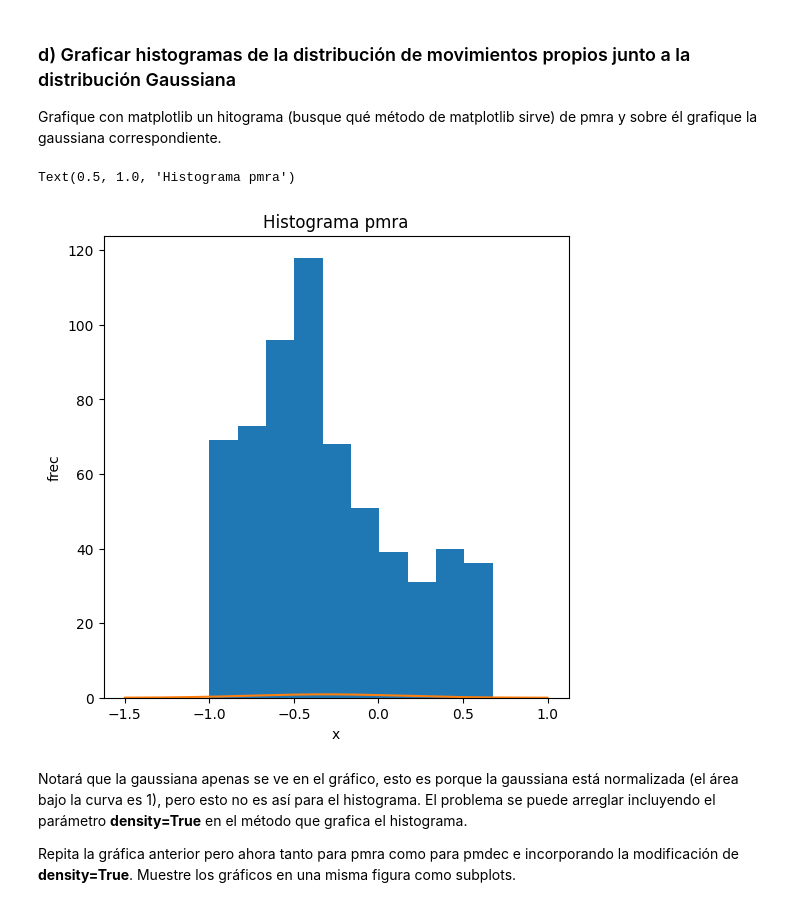
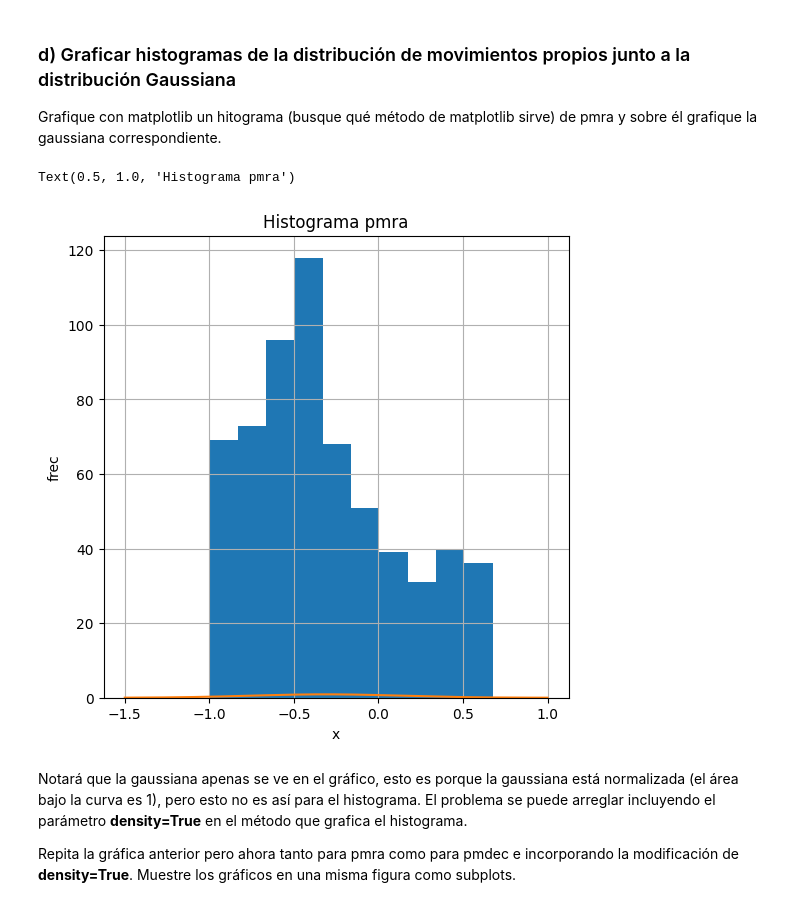
Before and after one commit to p-salv/Tarea-2, a Jupyter notebook: Tarea2.ipynb, the cells around one changed output. Drawn from its saved outputs; the diff is of its cells as text; code cells hidden in the pictures.

```diff
--- a/Tarea2.ipynb
+++ b/Tarea2.ipynb
@@ -140,16 +142,18 @@ Grafique con matplotlib un hitograma (busque qué método de matplotlib sirve) d
 # %%
 plt.figure(figsize = (6,6))
 
 plt.hist(pmra)
 plt.plot(x_pmra, fx_pmra)
 
+plt.grid(True)
+
 #textos
 plt.xlabel('x')
 plt.ylabel('frec')
 plt.title('Histograma pmra')
 # %% [output]
 Text(0.5, 1.0, 'Histograma pmra')
-[figure, old version]
+[figure, new version]
 # %% [markdown]
 Notará que la gaussiana apenas se ve en el gráfico, esto es porque la gaussiana está normalizada (el área bajo la curva es 1), pero esto no es así para el histograma. El problema se puede arreglar incluyendo el parámetro **density=True** en el método que grafica el histograma.
 
```
Also changed, not shown: parts of 13 cells of this notebook.
